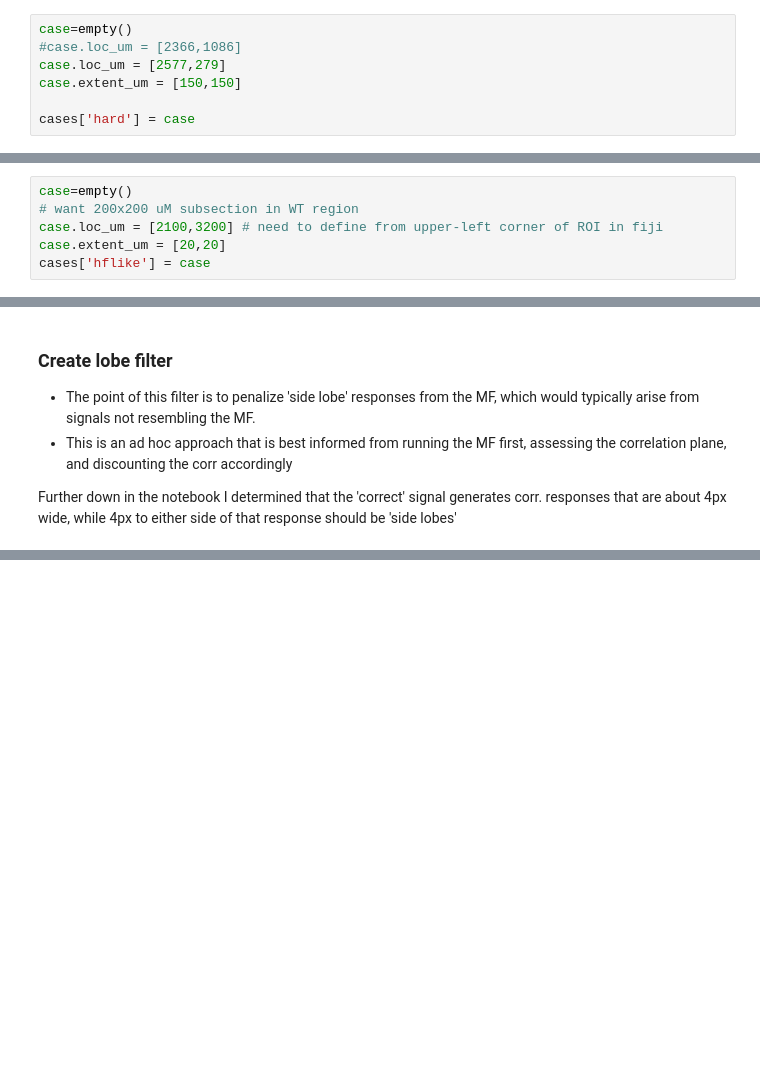
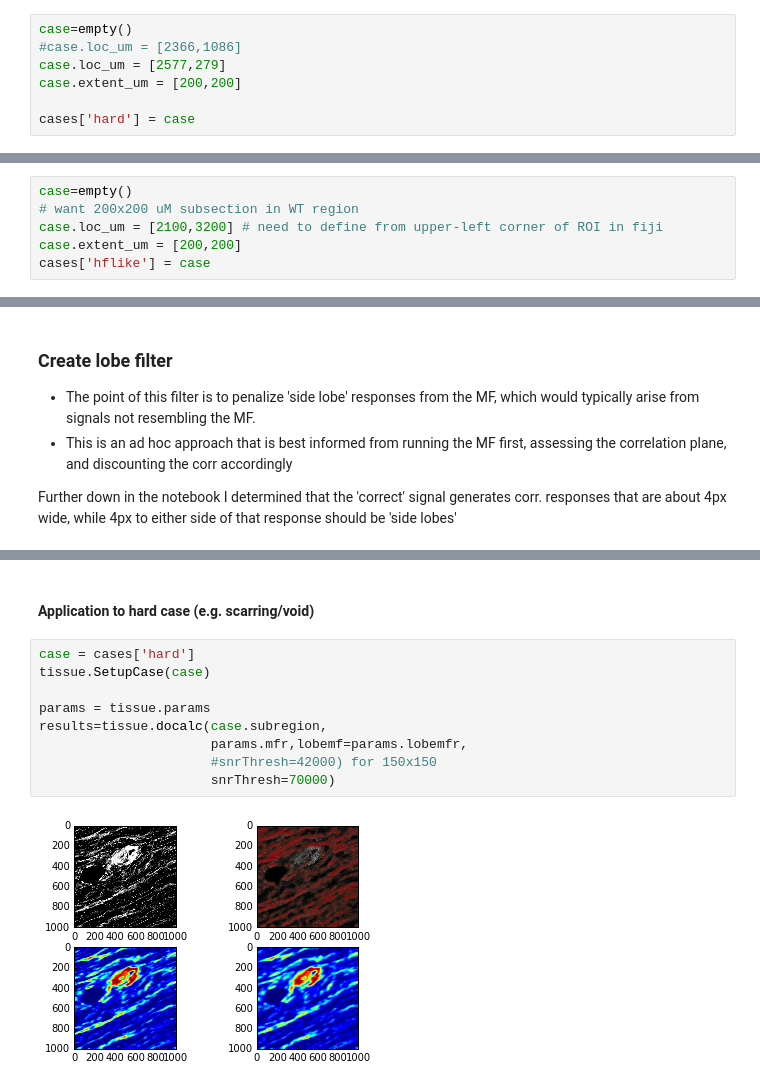
Before and after one commit to huskeypm/gpu_detect, a Jupyter notebook: tissuetests.ipynb, the cells around one changed output, grey strips where cells are left out. Drawn from its saved outputs; the diff is of its cells as text; blank space fills up the shorter version.

Commit message:
generalized, still need param tuning

```diff
--- a/tissuetests.ipynb
+++ b/tissuetests.ipynb
@@ -55,7 +44,7 @@ Hard
 case=empty()
 #case.loc_um = [2366,1086]
 case.loc_um = [2577,279]
-case.extent_um = [150,150]
+case.extent_um = [200,200]
 
 cases['hard'] = case
 # %% [markdown]
@@ -64,5 +53,5 @@ MI region
 case=empty()
 # want 200x200 uM subsection in WT region
 case.loc_um = [2100,3200] # need to define from upper-left corner of ROI in fiji
-case.extent_um = [20,20]
+case.extent_um = [200,200]
 cases['hflike'] = case
@@ -206,0 +79,13 @@ imshow(lobemfr,cmap='gray')
+# %% [markdown]
+#### Application to hard case (e.g. scarring/void)
+# %%
+case = cases['hard']
+tissue.SetupCase(case)
+
+params = tissue.params
+results=tissue.docalc(case.subregion,
+                      params.mfr,lobemf=params.lobemfr,
+                      #snrThresh=42000) for 150x150
+                      snrThresh=70000)
+# %% [output]
+[figure, added]
```
Also changed, not shown: parts of 73 cells of this notebook, 2 other files.
